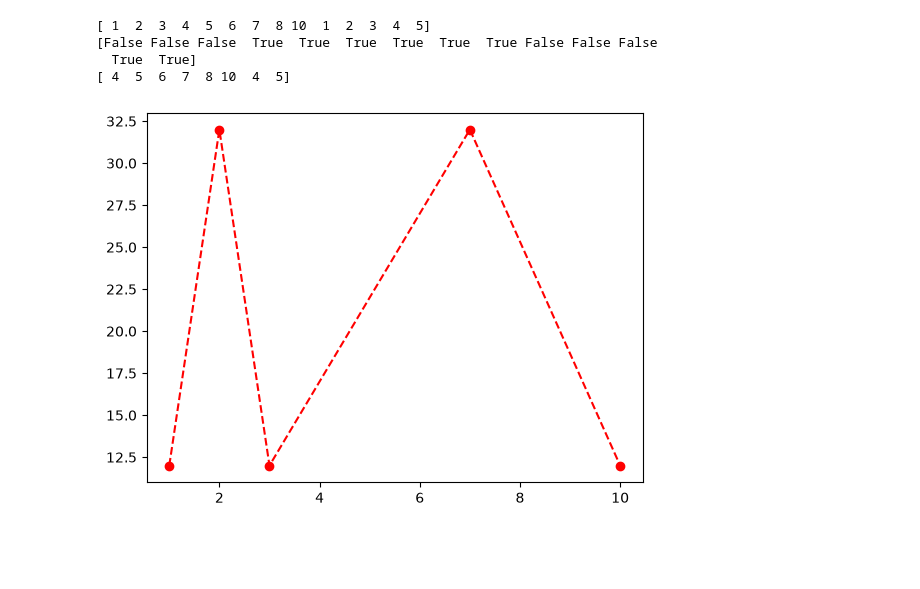
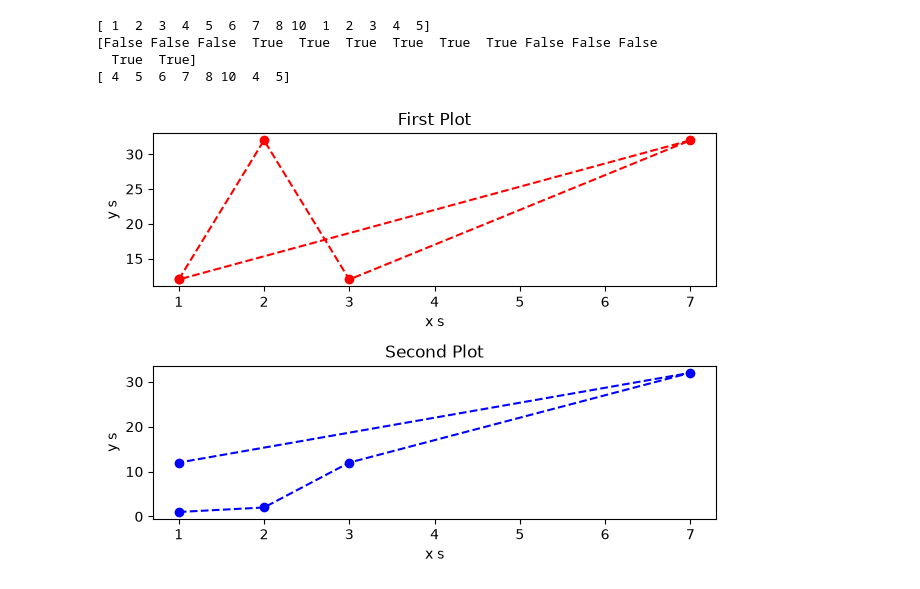
Before and after one commit to SalehMustabir/2-2-codes, a Jupyter notebook: CSE 220 Signal/try.ipynb, the cells around one changed output. Drawn from its saved outputs; the diff is of its cells as text; code cells hidden in the pictures; blank space fills up the shorter version.

```diff
--- a/CSE 220 Signal/try.ipynb
+++ b/CSE 220 Signal/try.ipynb
@@ -355,11 +355,28 @@ print(arr16)
 # %%
 import matplotlib.pyplot as plt
 # %%
+# First graph
 xs = np.array([1,2,3,7,1])
 ys = np.array([12,32,12,32,12])
+
 plt.subplot(2,1,1)
-plt.plot(xs,ys, marker = 'o', linestyle = '--', color = 'red')
+plt.plot(xs, ys, marker='o', linestyle='--', color='red')
+plt.title("First Plot")
+plt.xlabel("x s")
+plt.ylabel("y s")
+
+# Second graph
+xs = np.array([1,2,3,7,1])
+ys = np.array([1,2,12,32,12])
+
+plt.subplot(2,1,2)
+plt.plot(xs, ys, marker='o', linestyle='--', color='blue')
+plt.title("Second Plot")
+
+plt.xlabel("x s")
+plt.ylabel("y s")
+
+plt.tight_layout()
 plt.show()
-plt.subplot()
 # %% [output]
-[figure, old version]
+[figure, new version]
```
Also changed, not shown: parts of 7 cells of this notebook.
